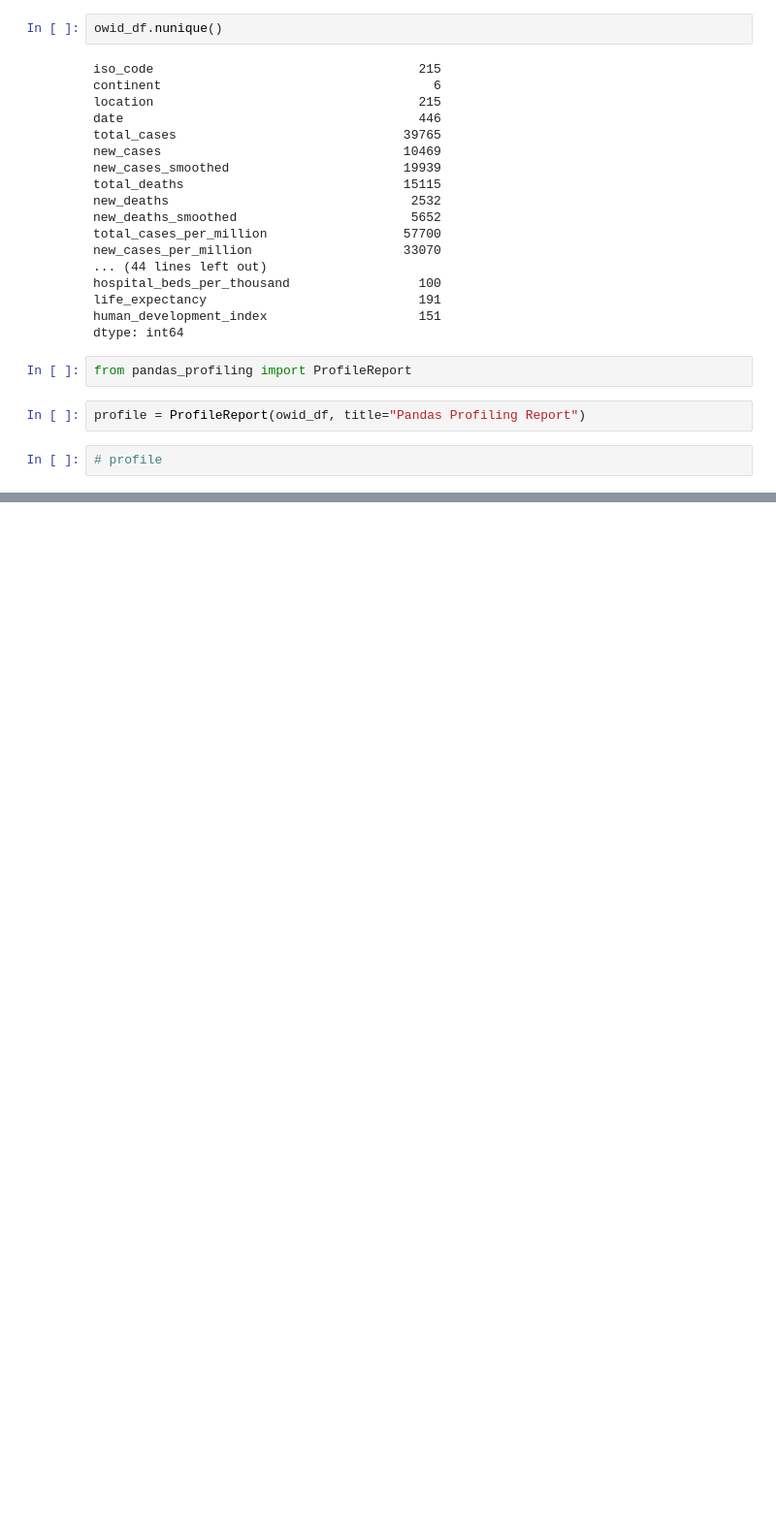
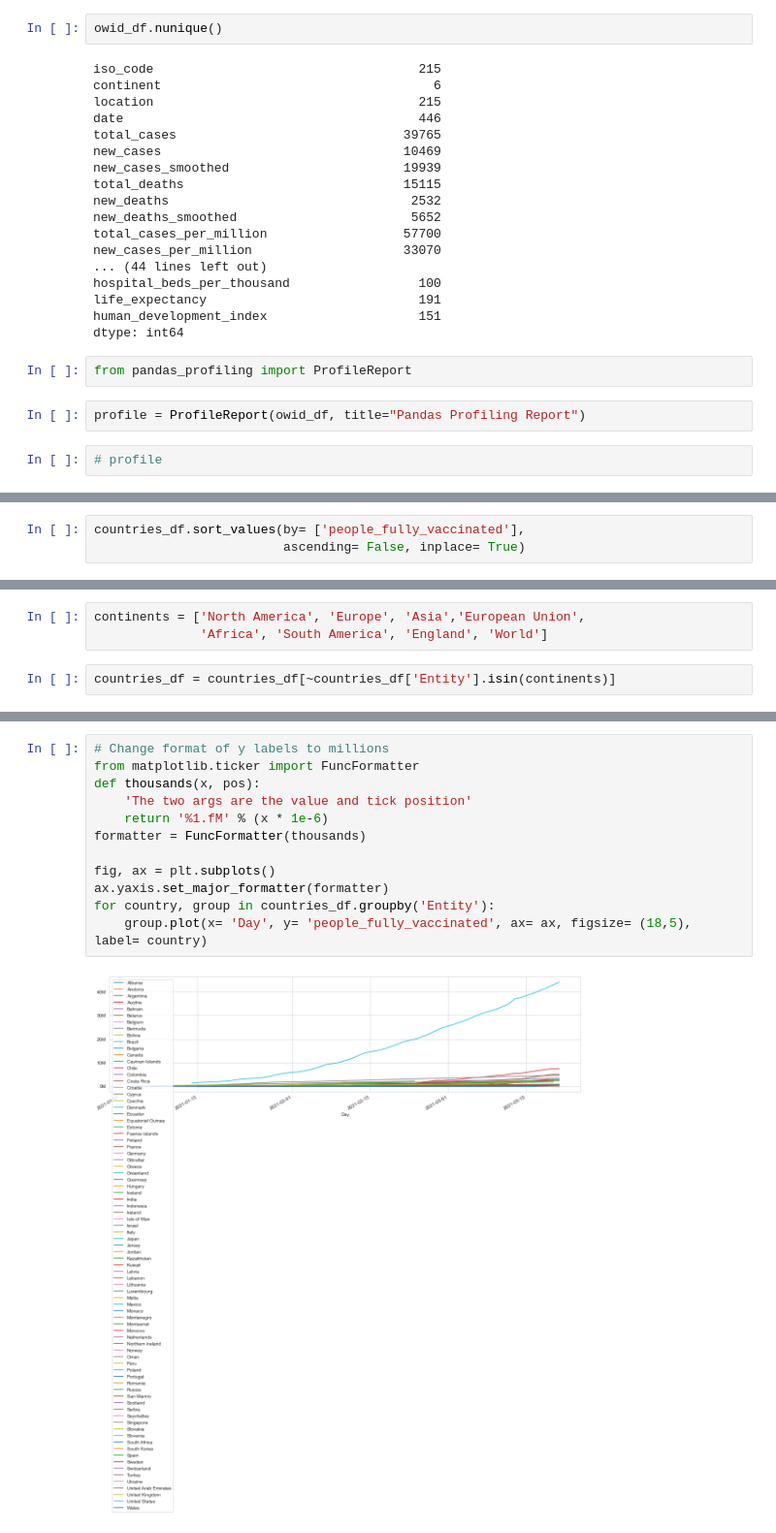
Before and after one commit to cassnutt/worldwide_covid19_vaccines, a Jupyter notebook: 1. EDA.ipynb, the cells around one changed output, grey strips where cells are left out. Shown: that part at 97% size. Saved outputs shown, nothing was run; the diff lists cells and outputs as text; blank space fills up the shorter version.

```diff
--- a/1. EDA.ipynb
+++ b/1. EDA.ipynb
@@ -143,0 +252,3 @@ Turn date into datetime, set as index, and do timeseries modeling
+# %%
+countries_df.sort_values(by= ['people_fully_vaccinated'],
+                         ascending= False, inplace= True)
@@ -143,0 +279,5 @@ Turn date into datetime, set as index, and do timeseries modeling
+# %%
+continents = ['North America', 'Europe', 'Asia','European Union',
+              'Africa', 'South America', 'England', 'World']
+# %%
+countries_df = countries_df[~countries_df['Entity'].isin(continents)]
@@ -143,0 +317,14 @@ Turn date into datetime, set as index, and do timeseries modeling
+# %%
+# Change format of y labels to millions
+from matplotlib.ticker import FuncFormatter
+def thousands(x, pos):
+    'The two args are the value and tick position'
+    return '%1.fM' % (x * 1e-6)
+formatter = FuncFormatter(thousands)
+
+fig, ax = plt.subplots()
+ax.yaxis.set_major_formatter(formatter)
+for country, group in countries_df.groupby('Entity'):
+    group.plot(x= 'Day', y= 'people_fully_vaccinated', ax= ax, figsize= (18,5), label= country)
+# %% [output]
+[figure, added]
```
Also changed, not shown: parts of 51 cells of this notebook.
